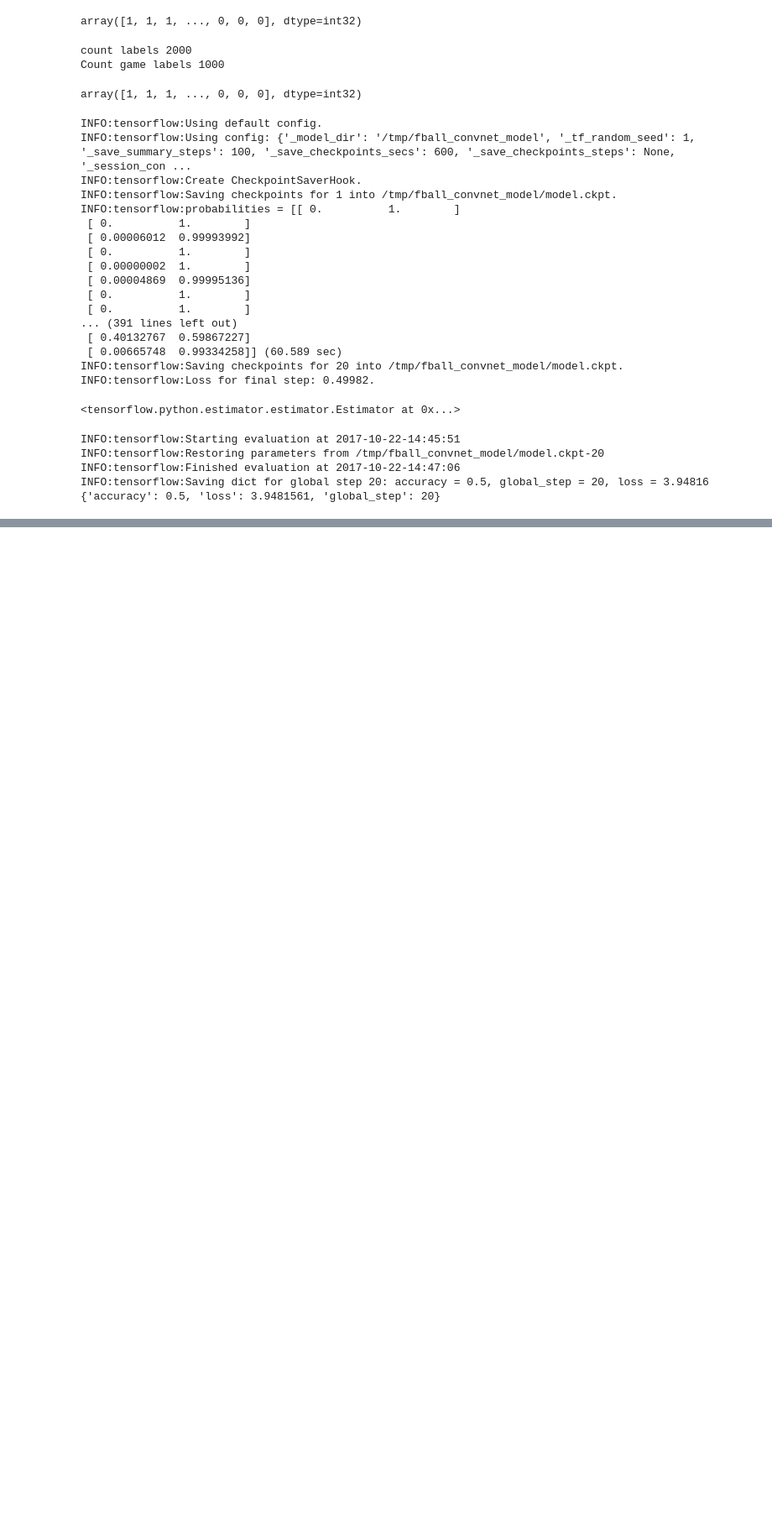
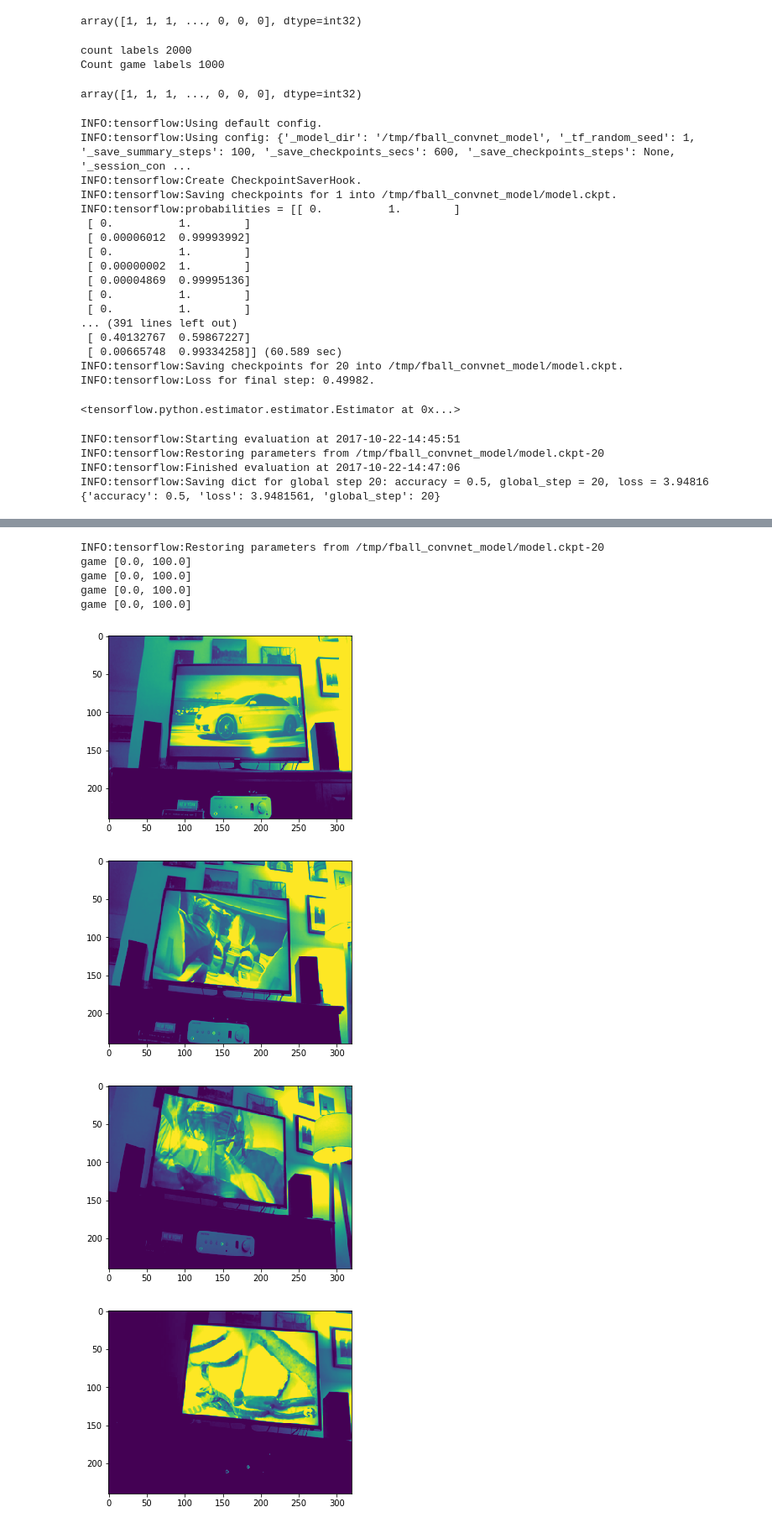
Before and after one commit to brycemcd/learning_neural_networks, a Jupyter notebook: 2017-10-27-football-cnn-with-layers.ipynb, the cells around one changed output, grey strips where cells are left out. Shown: that part at 84% size. Drawn from its saved outputs; the diff is of its cells as text; code cells hidden in the pictures; blank space fills up the shorter version.

```diff
--- a/2017-10-27-football-cnn-with-layers.ipynb
+++ b/2017-10-27-football-cnn-with-layers.ipynb
@@ -253,0 +279,20 @@ INFO:tensorflow:Saving dict for global step 20: accuracy = 0.5, global_step = 20
+# %%
+for result in predict_results:
+    res = ""
+    res += "game" if result['classes'] == 1 else "Not Game"
+    print(res + " " + str([ round(prob * 100) for prob in result['probabilities']]))
+# %% [output]
+INFO:tensorflow:Restoring parameters from /tmp/fball_convnet_model/model.ckpt-20
+game [0.0, 100.0]
+game [0.0, 100.0]
+game [0.0, 100.0]
+game [0.0, 100.0]
+# %%
+for i in range(-1, -5, -1):
+    plt.imshow(test_x[i].reshape(240, 320))
+    plt.show()
+# %% [output]
+[figure, added]
+[figure, added]
+[figure, added]
+[figure, added]
```
Also changed, not shown: parts of 4 cells of this notebook.
